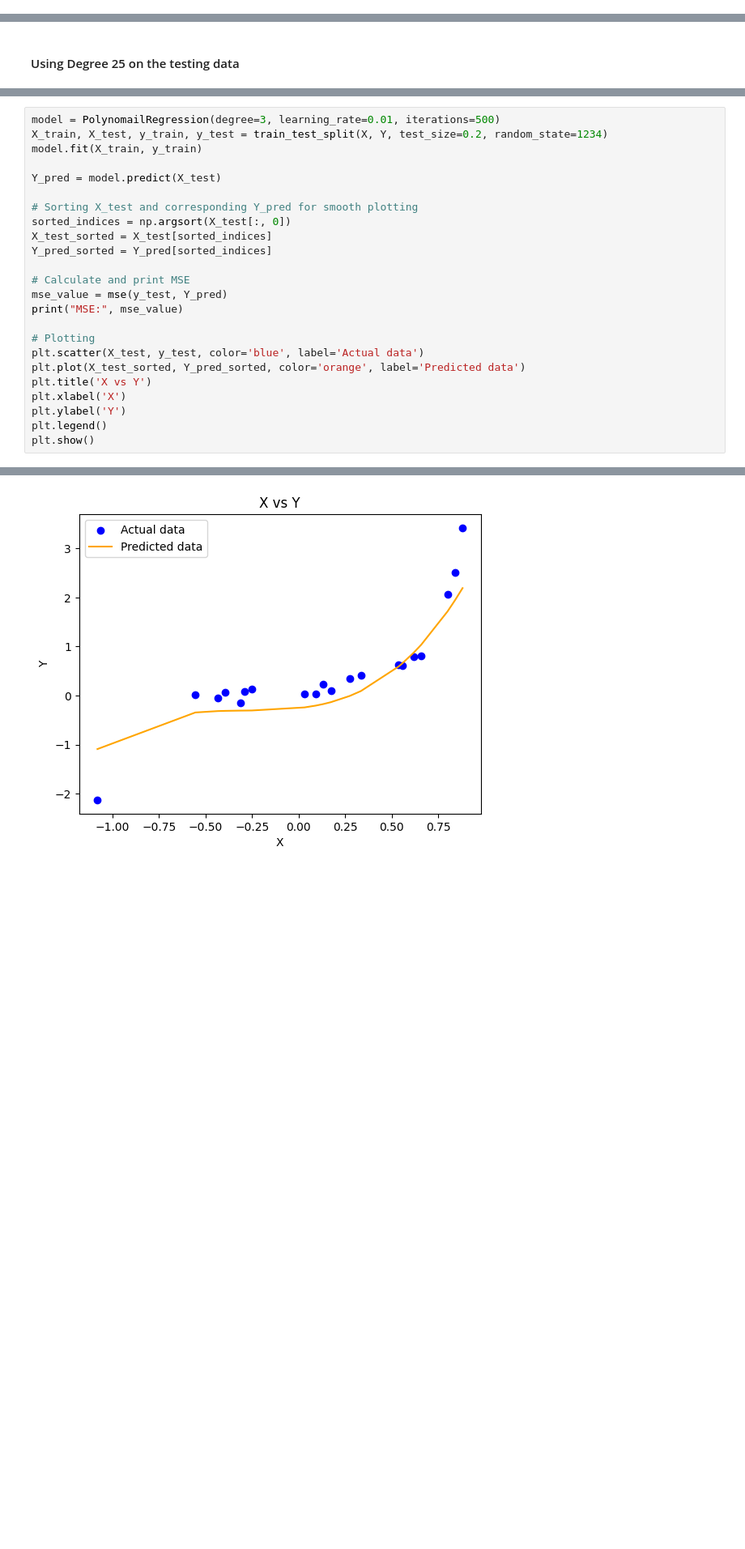
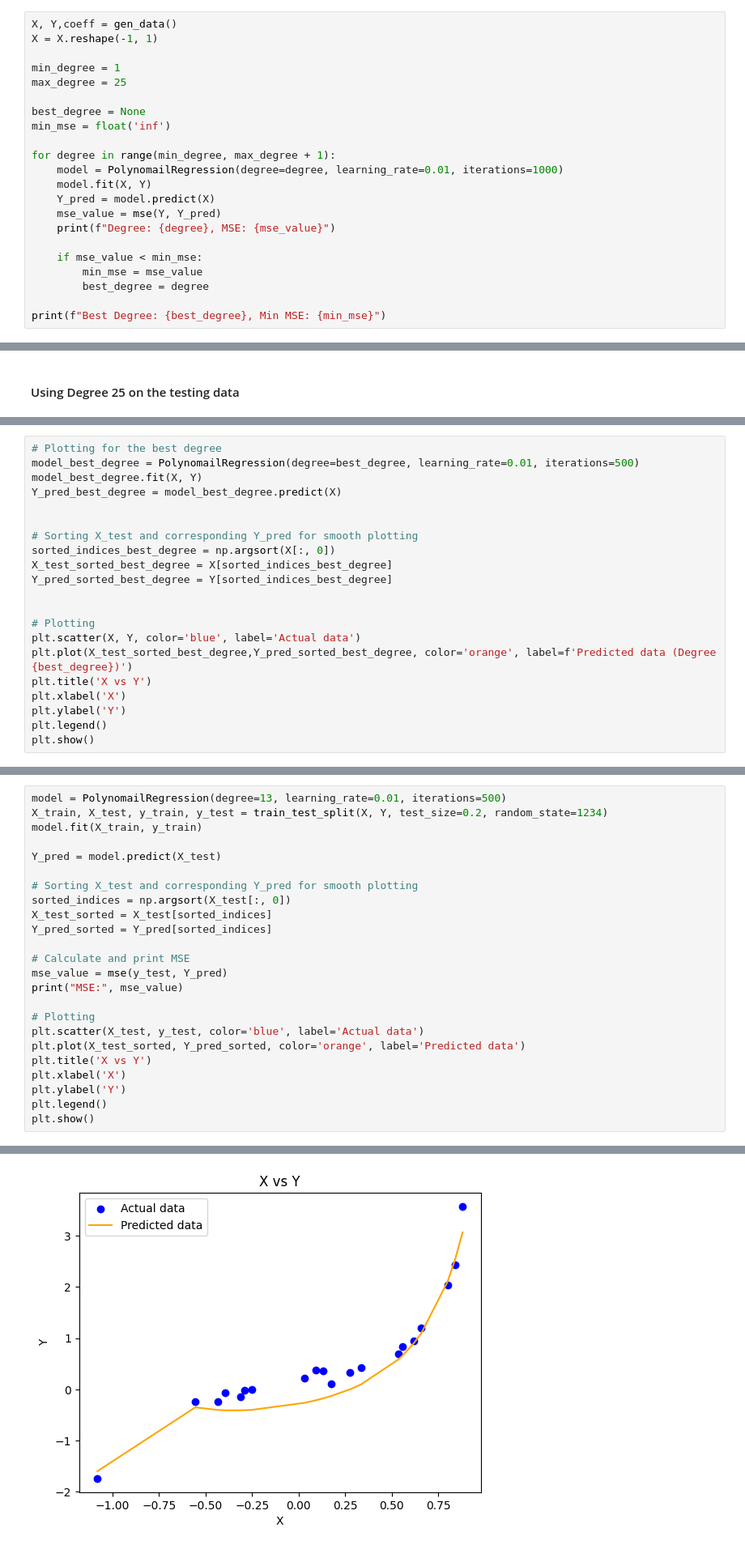
Before and after one commit to oops-moment/SMAI-SEM6, a Jupyter notebook: rollnumber_A1/rollnumber_A1_Q3/Q3.ipynb, the cells around one changed output, grey strips where cells are left out. Shown at 81% size. Drawn from its saved outputs; the diff is of its cells as text; blank space fills up the shorter version.

```diff
--- a/rollnumber_A1/rollnumber_A1_Q3/Q3.ipynb
+++ b/rollnumber_A1/rollnumber_A1_Q3/Q3.ipynb
@@ -248,0 +267,22 @@ Best Degree: 25, Min MSE: 0.07594807738286216
+# %%
+X, Y,coeff = gen_data()
+X = X.reshape(-1, 1)
+
+min_degree = 1
+max_degree = 25
+
+best_degree = None
+min_mse = float('inf')
+
+for degree in range(min_degree, max_degree + 1):
+    model = PolynomailRegression(degree=degree, learning_rate=0.01, iterations=1000)
+    model.fit(X, Y)
+    Y_pred = model.predict(X)
+    mse_value = mse(Y, Y_pred)
+    print(f"Degree: {degree}, MSE: {mse_value}")
+
+    if mse_value < min_mse:
+        min_mse = mse_value
+        best_degree = degree
+
+print(f"Best Degree: {best_degree}, Min MSE: {min_mse}")
@@ -289,0 +352,21 @@ print(coeff)
+# %%
+# Plotting for the best degree
+model_best_degree = PolynomailRegression(degree=best_degree, learning_rate=0.01, iterations=500)
+model_best_degree.fit(X, Y)
+Y_pred_best_degree = model_best_degree.predict(X)
+
+
+# Sorting X_test and corresponding Y_pred for smooth plotting
+sorted_indices_best_degree = np.argsort(X[:, 0])
+X_test_sorted_best_degree = X[sorted_indices_best_degree]
+Y_pred_sorted_best_degree = Y[sorted_indices_best_degree]
+
+
+# Plotting
+plt.scatter(X, Y, color='blue', label='Actual data')
+plt.plot(X_test_sorted_best_degree,Y_pred_sorted_best_degree, color='orange', label=f'Predicted data (Degree {best_degree})')
+plt.title('X vs Y')
+plt.xlabel('X')
+plt.ylabel('Y')
+plt.legend()
+plt.show()
@@ -292,5 +377,5 @@ print(coeff)
 # %%
-model = PolynomailRegression(degree=3, learning_rate=0.01, iterations=500)
+model = PolynomailRegression(degree=13, learning_rate=0.01, iterations=500)
 X_train, X_test, y_train, y_test = train_test_split(X, Y, test_size=0.2, random_state=1234)
 model.fit(X_train, y_train)
 
@@ -318,2 +403,2 @@ MSE: 0.2179424159103911
-[figure, old version]
+[figure, new version]
 # %% [markdown]
```
Also changed, not shown: parts of 29 cells of this notebook, 1 other file.
